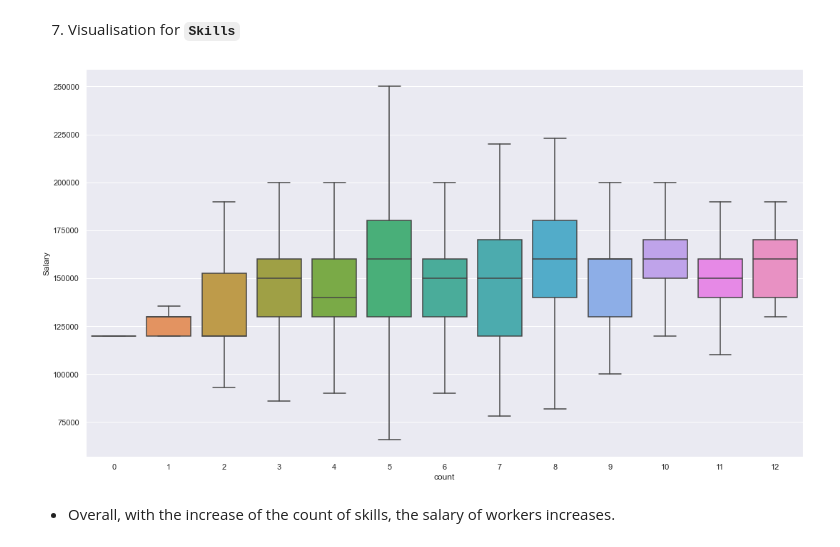
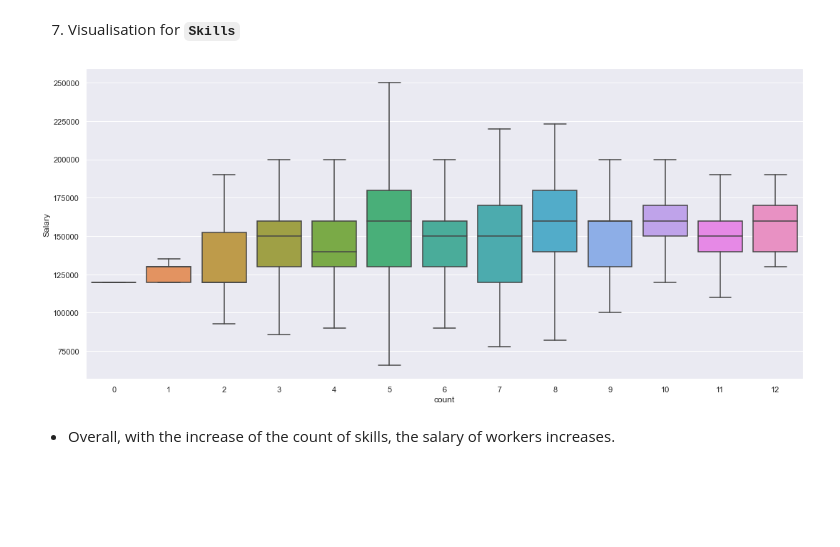
Before and after one commit to Junzhee/SC1015, a Jupyter notebook: mini_project/Data Science Job Postings and Salaries Analysis.ipynb, the cells around one changed output. Saved outputs shown, nothing was run; the diff lists cells and outputs as text; code cells hidden in the pictures; blank space fills up the shorter version.

```diff
--- a/mini_project/Data Science Job Postings and Salaries Analysis.ipynb
+++ b/mini_project/Data Science Job Postings and Salaries Analysis.ipynb
@@ -334,11 +332,11 @@ sns.boxplot(data = df_staff["Salary"], orient = "h")
 # %%
 df_factors = df_staff
 df_factors['count'] = df_factors.iloc[:,6:].sum(axis=1)
-plt.figure(figsize=(18, 10))
+plt.figure(figsize=(18, 8))
 sns.set(font_scale = 1)
 sns.boxplot(x = "count", y = "Salary", data=df_factors, showfliers = False)
 plt.show()
 # %% [output]
-[figure, old version]
+[figure, new version]
 # %% [markdown]
 - Overall, with the increase of the count of skills, the salary of workers increases.
```
Also changed, not shown: parts of 20 cells of this notebook, 5 other files.
